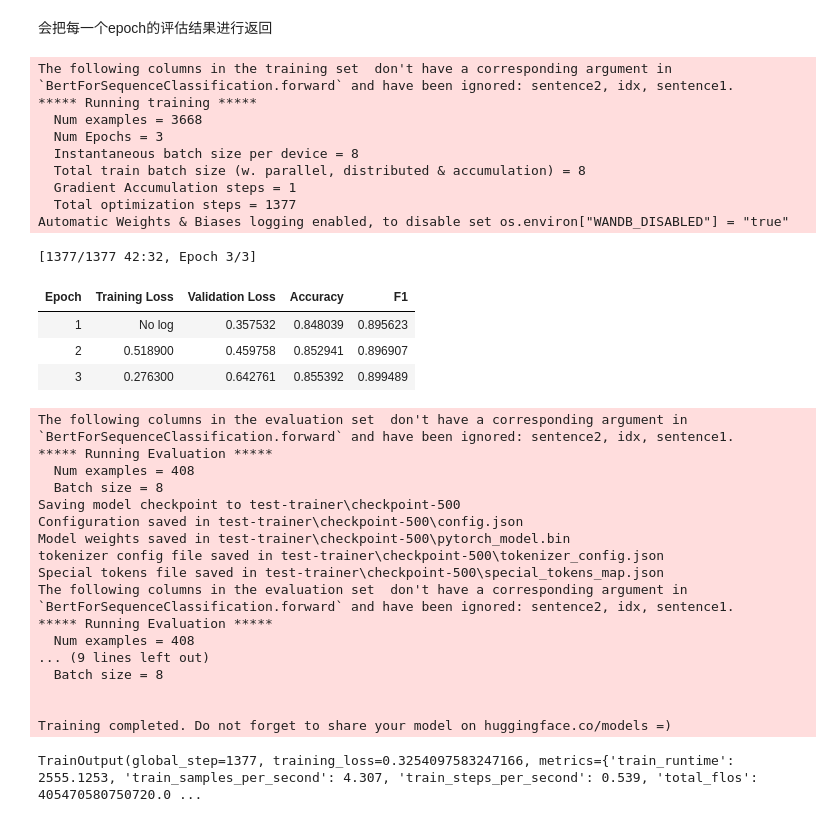
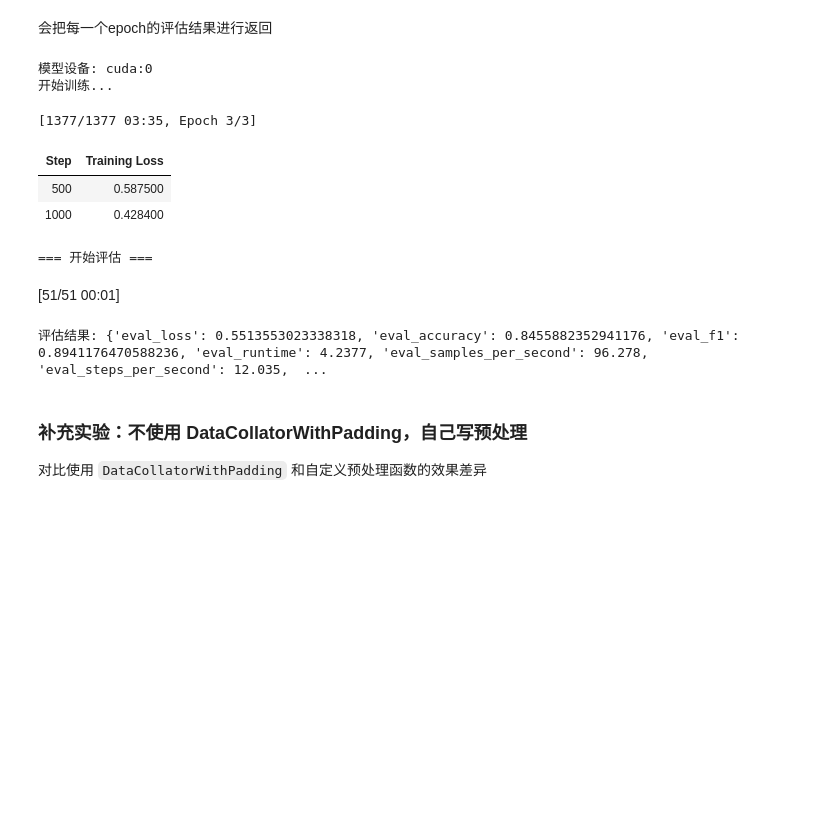
Before and after one commit to QiYueran-source/GraduationThesis, a Jupyter notebook: docs/学习文档/ltw/2-Finetuning/模型基本训练方法.ipynb, the cells around one changed output. Cells and saved outputs as stored; diff of their text form; code cells hidden in the pictures; blank space fills up the shorter version.

```diff
--- a/docs/学习文档/ltw/2-Finetuning/模型基本训练方法.ipynb
+++ b/docs/学习文档/ltw/2-Finetuning/模型基本训练方法.ipynb
@@ -300,8 +280,8 @@ import numpy as np
 
 preds = np.argmax(predictions.predictions, axis=-1)
 # %%
-from datasets import load_metric
+from evaluate import load
 
-metric = load_metric("glue", "mrpc")
+metric = load("glue", config_name="mrpc")
 metric.compute(predictions=preds, references=predictions.label_ids)
 # %% [output]
@@ -310,8 +289,10 @@ A Jupyter Widget
 # %% [markdown]
 ### 训练过程中也可以指定好评估方法
 # %%
+from evaluate import load
+
 def compute_metrics(eval_preds):
-    metric = load_metric("glue", "mrpc")
+    metric = load("glue", config_name="mrpc")
     logits, labels = eval_preds
     predictions = np.argmax(logits, axis=-1)
     return metric.compute(predictions=predictions, references=labels)
@@ -354,39 +321,27 @@ You should probably TRAIN this model on a down-stream task to be able to use it
 # %%
 # 训练前验证 GPU 使用情况
 print(f"模型设备: {next(trainer.model.parameters()).device}")
 print(f"开始训练...")
 
+# 训练模型
 trainer.train()
+
+# 重要：训练后进行评估（工程完整性）
+# trainer.train() 只输出训练损失，要查看评估指标需要调用 trainer.evaluate()
+print("\n=== 开始评估 ===")
+eval_results = trainer.evaluate()
+print(f"评估结果: {eval_results}")
 # %% [output]
-The following columns in the training set  don't have a corresponding argument in `BertForSequenceClassification.forward` and have been ignored: sentence2, idx, sentence1.
-***** Running training *****
-  Num examples = 3668
-  Num Epochs = 3
-  Instantaneous batch size per device = 8
-  Total train batch size (w. parallel, distributed & accumulation) = 8
-  Gradient Accumulation steps = 1
-  Total optimization steps = 1377
-Automatic Weights & Biases logging enabled, to disable set os.environ["WANDB_DISABLED"] = "true"
+模型设备: cuda:0
+开始训练...
-[1377/1377 42:32, Epoch 3/3]
+[1377/1377 03:35, Epoch 3/3]
-| Epoch | Training Loss | Validation Loss | Accuracy | F1 |
-| 1 | No log | 0.357532 | 0.848039 | 0.895623 |
-| 2 | 0.518900 | 0.459758 | 0.852941 | 0.896907 |
-| 3 | 0.276300 | 0.642761 | 0.855392 | 0.899489 |
+| Step | Training Loss |
+| 500 | 0.587500 |
+| 1000 | 0.428400 |
-The following columns in the evaluation set  don't have a corresponding argument in `BertForSequenceClassification.forward` and have been ignored: sentence2, idx, sentence1.
-***** Running Evaluation *****
-  Num examples = 408
-  Batch size = 8
-Saving model checkpoint to test-trainer\checkpoint-500
-Configuration saved in test-trainer\checkpoint-500\config.json
-Model weights saved in test-trainer\checkpoint-500\pytorch_model.bin
-tokenizer config file saved in test-trainer\checkpoint-500\tokenizer_config.json
-Special tokens file saved in test-trainer\checkpoint-500\special_tokens_map.json
-The following columns in the evaluation set  don't have a corresponding argument in `BertForSequenceClassification.forward` and have been ignored: sentence2, idx, sentence1.
-***** Running Evaluation *****
-  Num examples = 408
-... (9 lines left out)
-  Batch size = 8
-
-
-Training completed. Do not forget to share your model on huggingface.co/models =)
+=== 开始评估 ===
+[51/51 00:01]
-TrainOutput(global_step=1377, training_loss=0.3254097583247166, metrics={'train_runtime': 2555.1253, 'train_samples_per_second': 4.307, 'train_steps_per_second': 0.539, 'total_flos': 405470580750720.0 ...
+评估结果: {'eval_loss': 0.5513553023338318, 'eval_accuracy': 0.8455882352941176, 'eval_f1': 0.8941176470588236, 'eval_runtime': 4.2377, 'eval_samples_per_second': 96.278, 'eval_steps_per_second': 12.035,  ...
+# %% [markdown]
+### 补充实验：不使用 DataCollatorWithPadding，自己写预处理
+
+对比使用 `DataCollatorWithPadding` 和自定义预处理函数的效果差异
```
Also changed, not shown: parts of 18 cells of this notebook.
